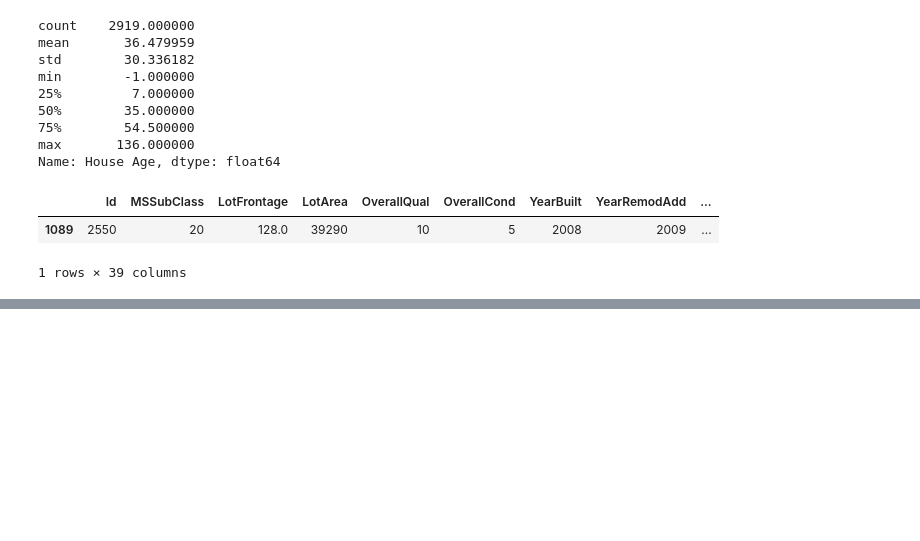
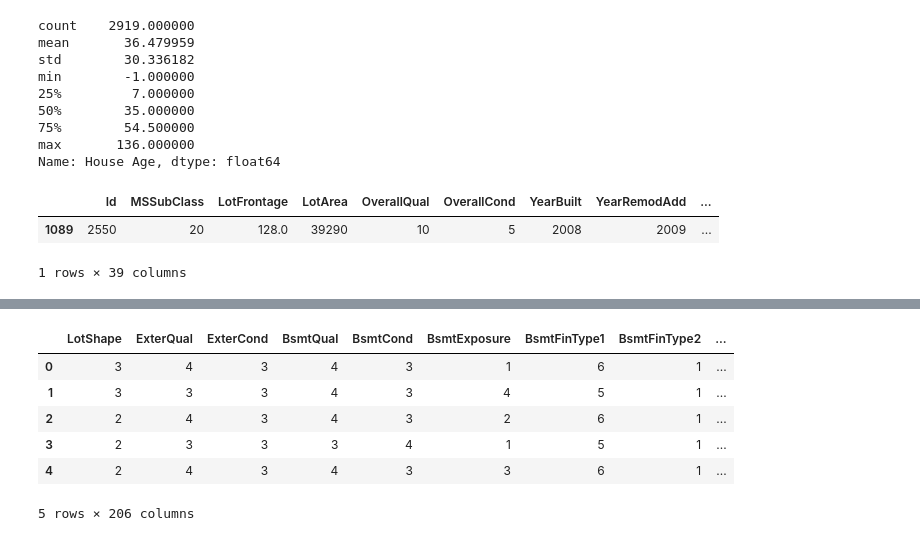
Before and after one commit to jijopjames/House-price-kaggel, a Jupyter notebook: House_price.ipynb, the cells around one changed output, grey strips where cells are left out. Saved outputs shown, nothing was run; the diff lists cells and outputs as text; code cells hidden in the pictures; blank space fills up the shorter version.

```diff
--- a/House_price.ipynb
+++ b/House_price.ipynb
@@ -678,0 +742,13 @@ numerical['TotSA'] = numerical['TotalBsmtSF'] + numerical['1stFlrSF'] + numerica
+# %%
+#Combining both categorical and numerical features
+
+df_final = pd.concat([categorical,numerical], axis =1, sort=False)
+df_final.head()
+# %% [output]
+|  | LotShape | ExterQual | ExterCond | BsmtQual | BsmtCond | BsmtExposure | BsmtFinType1 | BsmtFinType2 | ... |
+| 0 | 3 | 4 | 3 | 4 | 3 | 1 | 6 | 1 | ... |
+| 1 | 3 | 3 | 3 | 4 | 3 | 4 | 5 | 1 | ... |
+| 2 | 2 | 4 | 3 | 4 | 3 | 2 | 6 | 1 | ... |
+| 3 | 2 | 3 | 3 | 3 | 4 | 1 | 5 | 1 | ... |
+| 4 | 2 | 4 | 3 | 4 | 3 | 3 | 6 | 1 | ... |
+5 rows × 206 columns
```
Also changed, not shown: parts of 11 cells of this notebook.
